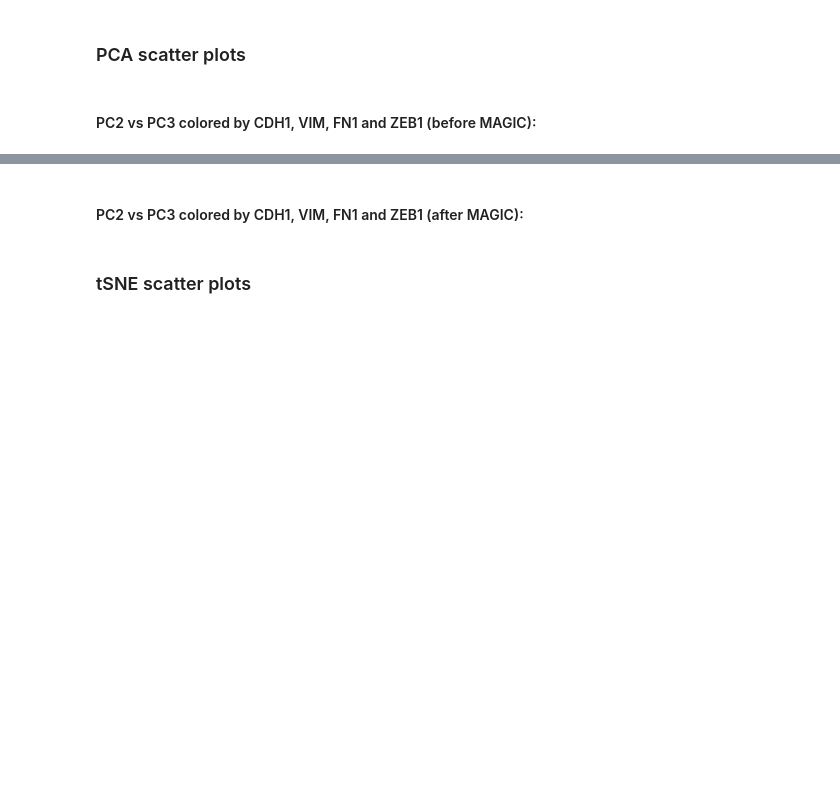
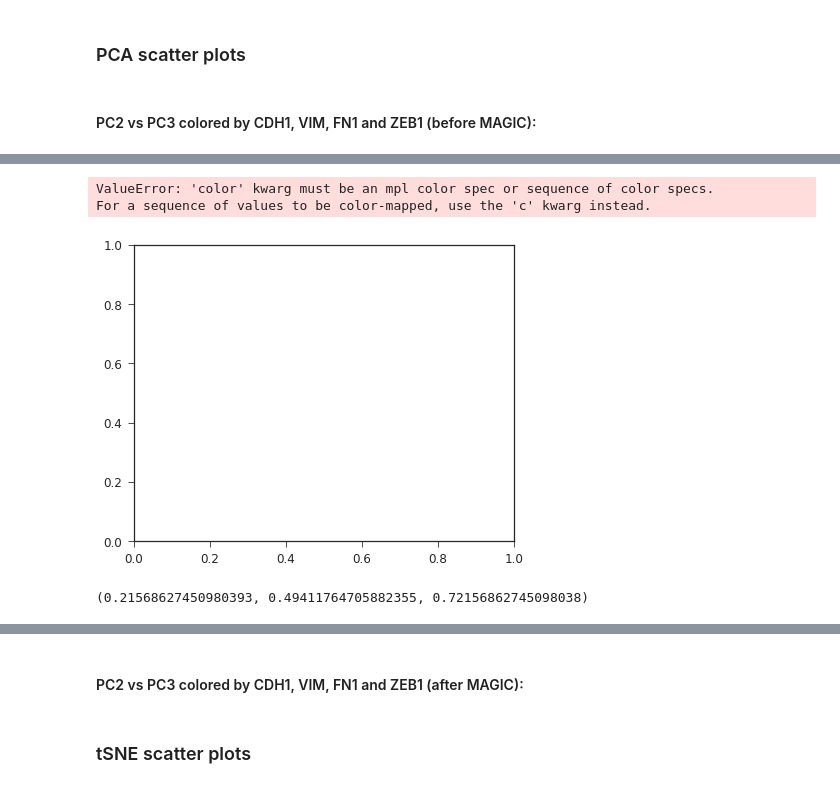
Before and after one commit to helenjin/scanalysis, a Jupyter notebook: notebooks/SCAnalysis.ipynb, the cells around one changed output, grey strips where cells are left out. Saved outputs shown, nothing was run; the diff lists cells and outputs as text; code cells hidden in the pictures; blank space fills up the shorter version.

```diff
--- a/notebooks/SCAnalysis.ipynb
+++ b/notebooks/SCAnalysis.ipynb
@@ -390,0 +442,8 @@ scanalysis.plots.plot.FigureGrid(2).savefig('h')
+# %%
+fig = plt.figure(figsize=[15, 12])
+genes = ['CDH1', 'VIM', 'EZH2', 'ZEB1']
+for i in range(len(genes)):
+    ax = fig.add_subplot(gs[i//2, i%2])
+    scdata.scatter_gene_expression(genes=['PC2', 'PC3'], color=genes[i], fig=fig, ax=ax)
+# %%
+temp.columns = ['PC1','PC2','PC3','PC4','PC5']
@@ -391,7 +473,15 @@ scanalysis.plots.plot.FigureGrid(2).savefig('h')
 # %%
 gs = gridspec.GridSpec(2,2)
 fig = plt.figure(figsize=[15, 12])
 genes = ['SRRM1', 'TAB2', 'CBR1', 'GPX4']
 for i in range(len(genes)):
     ax = fig.add_subplot(gs[i//2, i%2])
-    scanalysis.plots.plot.scatter_gene_expression(data, genes=['PC2', 'PC3'], color=genes[i], fig=fig, ax=ax)
+    scanalysis.plots.plot.scatter_gene_expression(temp, genes=['PC2', 'PC3'], color=genes[i], fig=fig, ax=ax)
+# %% [output]
+ValueError: 'color' kwarg must be an mpl color spec or sequence of color specs.
+For a sequence of values to be color-mapped, use the 'c' kwarg instead.
+[figure, added]
+# %%
+scanalysis.plots.plot.qualitative_colors(2)[1]
+# %% [output]
+(0.21568627450980393, 0.49411764705882355, 0.72156862745098038)
```
Also changed, not shown: parts of 45 cells of this notebook, 1 other file.
